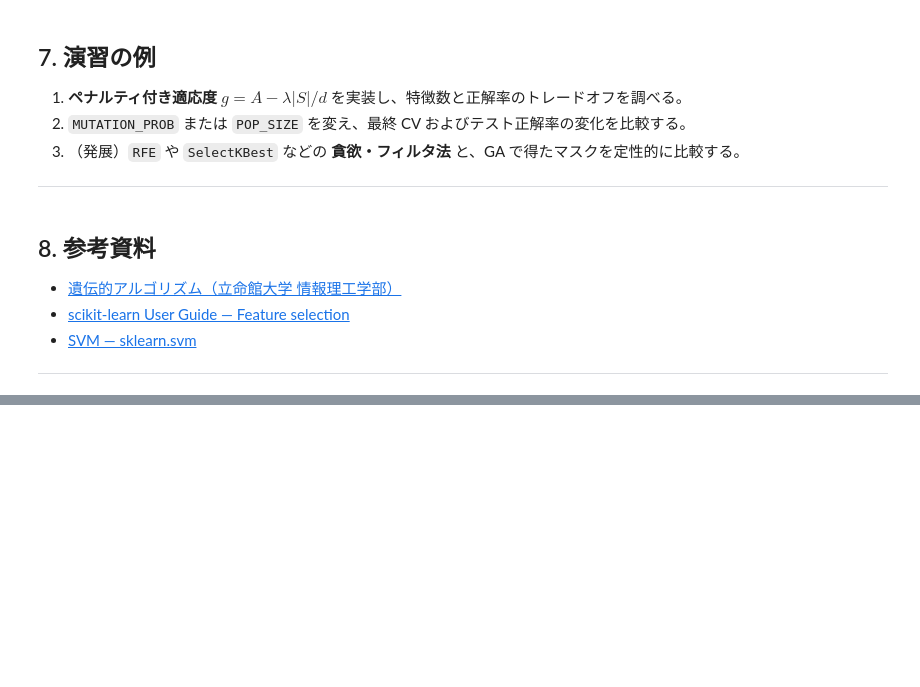
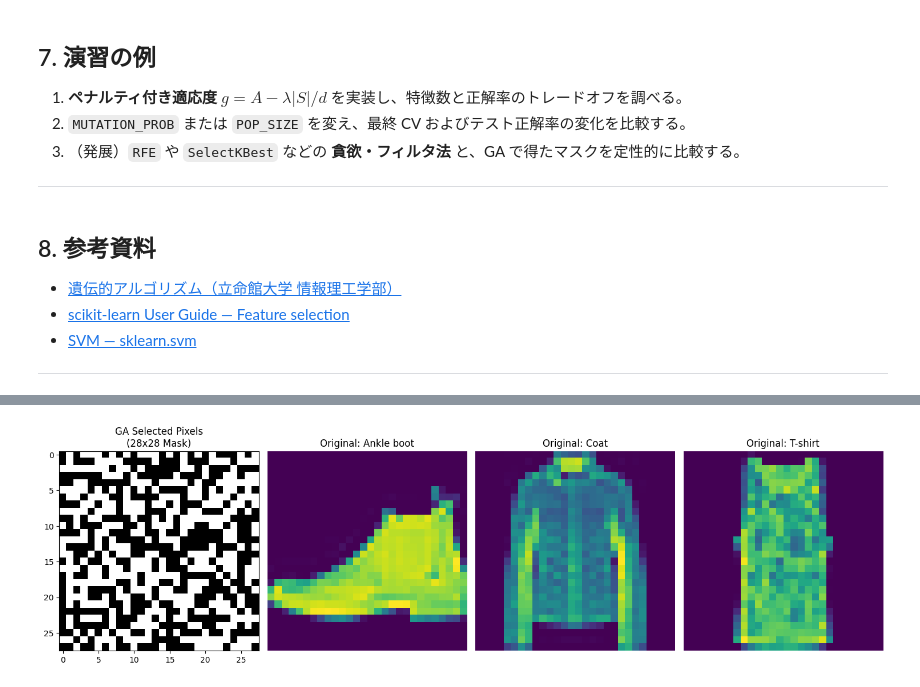
Before and after one commit to strawberrycandy/Submission_invironment, a Jupyter notebook: lecture02_ga_binary.ipynb, the cells around one changed output, grey strips where cells are left out. Drawn from its saved outputs; the diff is of its cells as text; code cells hidden in the pictures; blank space fills up the shorter version.

```diff
--- a/lecture02_ga_binary.ipynb
+++ b/lecture02_ga_binary.ipynb
@@ -612,0 +569,83 @@ _clf_sub_fit.predict(X_test_sub)
+# %%
+import tensorflow as tf
+from sklearn.ensemble import RandomForestClassifier
+
+# 1. より重いデータセットの準備 (28x28画素 = 784次元)
+# Fashion-MNISTをロードし、計算時間のため一部をサンプリング
+(train_images, train_labels), (test_images, test_labels) = tf.keras.datasets.fashion_mnist.load_data()
+
+# 1000サンプルに制限して高速化しつつ、次元数は784を維持
+X_fash = train_images[:1000].reshape(-1, 784) / 255.0
+y_fash = train_labels[:1000]
+
+X_train_h, X_test_h, y_train_h, y_test_h = train_test_split(
+    X_fash, y_fash, test_size=0.2, stratify=y_fash, random_state=RANDOM_STATE
+)
+
+# 2. 別の識別器（ランダムフォレスト）の定義
+def make_rf_pipeline():
+    return Pipeline([
+        ("rf", RandomForestClassifier(n_estimators=50, max_depth=10, random_state=RANDOM_STATE))
+    ])
+
+# ベースライン評価
+clf_rf = make_rf_pipeline()
+cv_h = StratifiedKFold(n_splits=3, shuffle=True, random_state=RANDOM_STATE)
+baseline_score_h = cross_val_score(clf_rf, X_train_h, y_train_h, cv=cv_h, n_jobs=-1).mean()
+print(f"ベースライン（全特徴 {X_fash.shape[1]}次元）CV正解率: {baseline_score_h:.4f}")
+
+# 3. GAの実行
+POP_SIZE_H = 12
+GENERATIONS_H = 15
+
+pop0_h = initial_population_binary(POP_SIZE_H, 784, rng)
+
+def fitness_rf_cv(mask, X_tr, y_tr, cv_splits):
+    if int(mask.sum()) < 1: return 0.0
+    Xm = X_tr[:, mask.astype(bool)]
+    clf = make_rf_pipeline()
+    scores = cross_val_score(clf, Xm, y_tr, cv=cv_splits, n_jobs=-1)
+    return float(scores.mean())
+
+pop_h = pop0_h.copy()
+trace_fit_h = []
+
+print("GA探索中（Fashion-MNIST特徴選択）...")
+for t in range(GENERATIONS_H):
+    fits_h = np.array([fitness_rf_cv(ind, X_train_h, y_train_h, cv_h) for ind in pop_h])
+    best_fit_h = fits_h.max()
+    trace_fit_h.append(best_fit_h)
+
+    elites_h = take_elites(pop_h, fits_h, 2)
+    rows_h = []
+    while len(rows_h) < (POP_SIZE_H - 2):
+        i = tournament_parent_index(fits_h, 3, rng)
+        j = tournament_parent_index(fits_h, 3, rng)
+        c1, c2 = maybe_crossover(pop_h[i], pop_h[j], 0.9, rng)
+        # 次元が高いのでビット反転確率は低めに設定
+        rows_h.append(bit_flip_mutation(c1, 0.01, rng))
+        if len(rows_h) < (POP_SIZE_H - 2):
+            rows_h.append(bit_flip_mutation(c2, 0.01, rng))
+    pop_h = np.vstack([elites_h, np.stack(rows_h)])
+    print(f"世代 {t+1}/{GENERATIONS_H} - Best CV: {best_fit_h:.4f}")
+
+# 4. 可視化：マスク（28x28）の横に元画像を表示
+best_idx_h = np.argmax(fits_h)
+best_mask_h = pop_h[best_idx_h].astype(bool)
+
+fig, axes = plt.subplots(1, 4, figsize=(15, 5))
+
+# GAが選んだ画素の分布（マスク）
+axes[0].imshow(best_mask_h.reshape(28, 28), cmap="gray_r")
+axes[0].set_title("GA Selected Pixels\n(28x28 Mask)")
+
+# 元の衣料品データ
+class_names = ['T-shirt', 'Trouser', 'Pullover', 'Dress', 'Coat', 'Sandal', 'Shirt', 'Sneaker', 'Bag', 'Ankle boot']
+for i in range(3):
+    axes[i+1].imshow(X_test_h[i].reshape(28, 28), cmap="viridis")
+    axes[i+1].set_title(f"Original: {class_names[y_test_h[i]]}")
+    axes[i+1].axis("off")
+
+plt.tight_layout()
+plt.show()
+# %% [output]
@@ -612,0 +669 @@ _clf_sub_fit.predict(X_test_sub)
+[figure, added]
```
Also changed, not shown: parts of 13 cells of this notebook.
